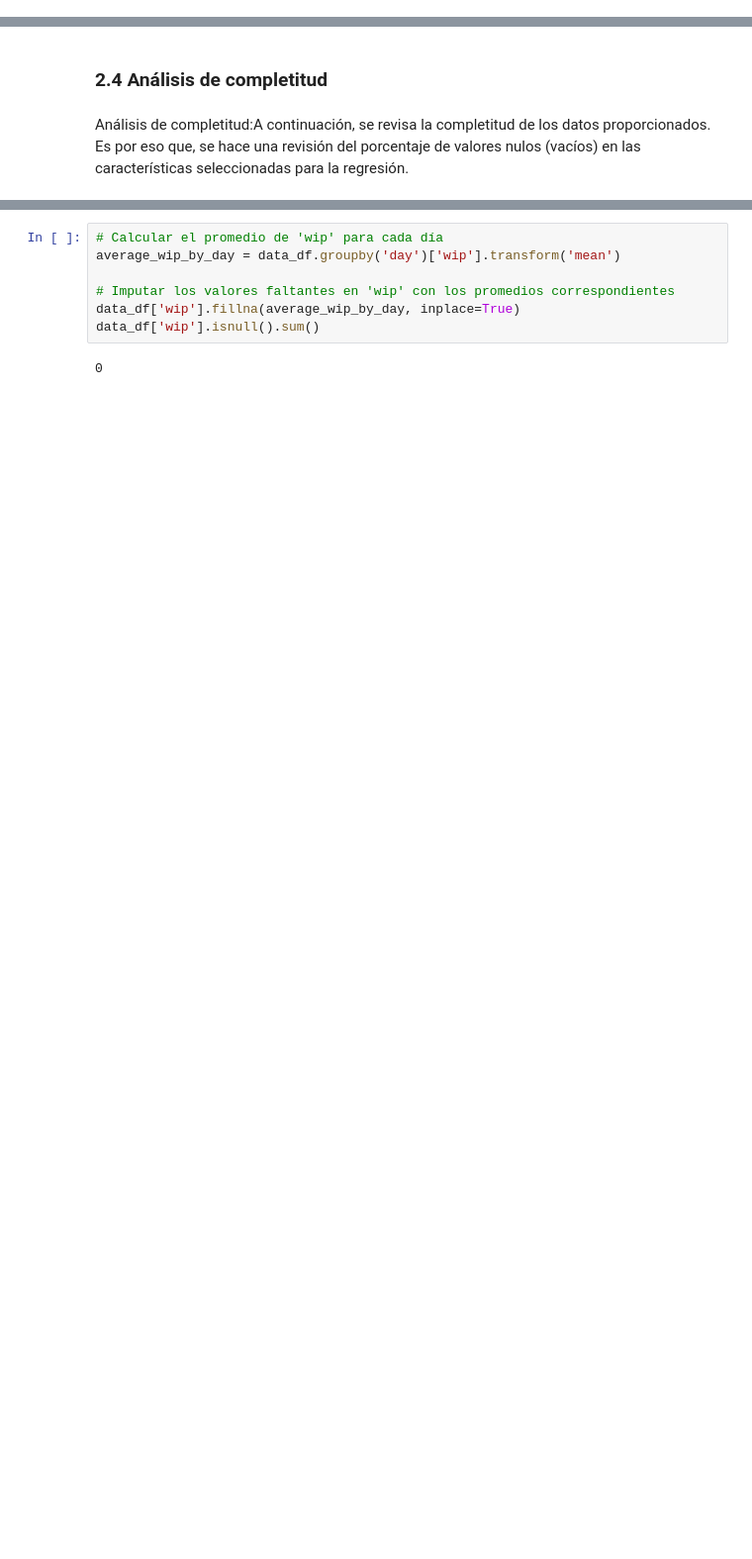
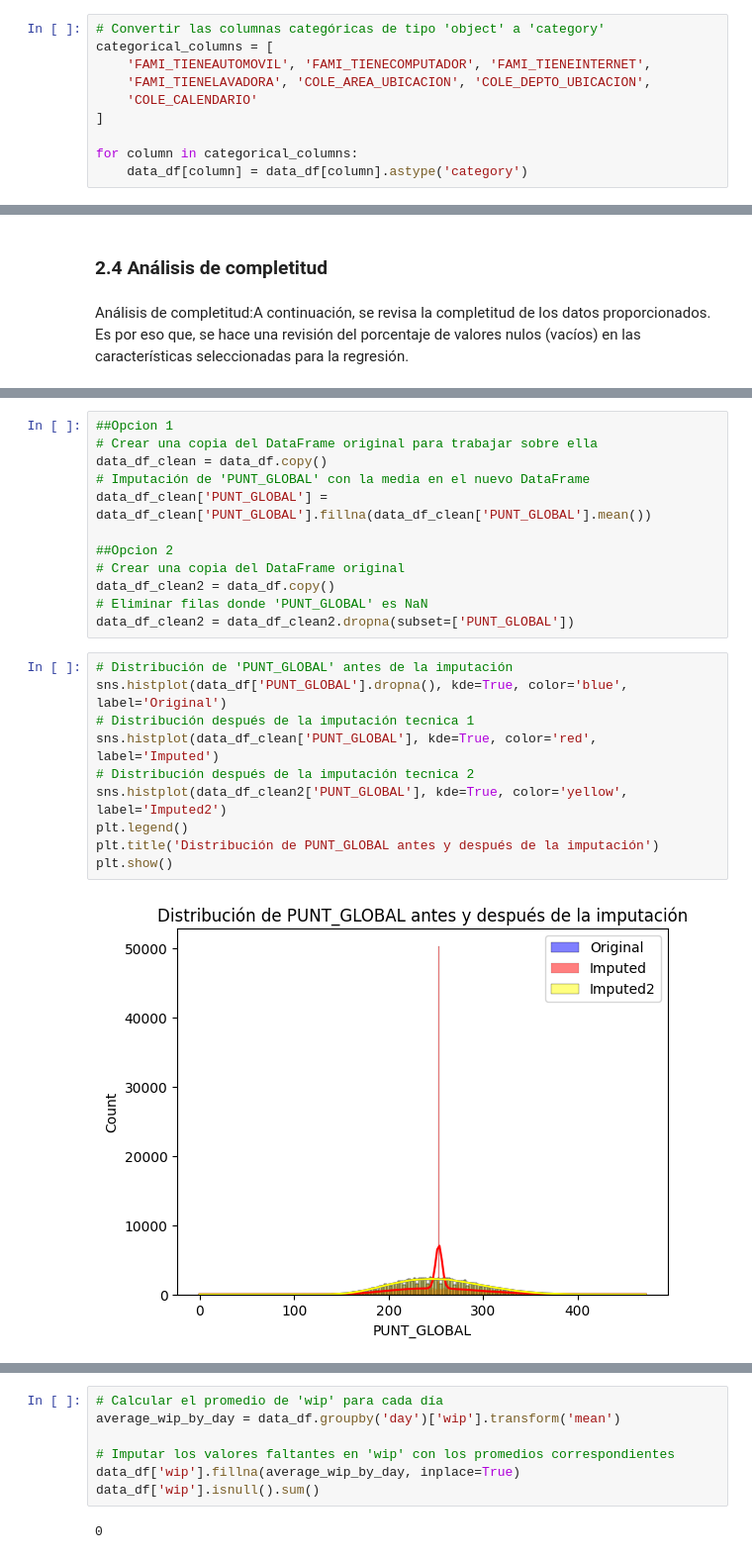
Before and after one commit to vcalderonmol/Proyecto3, a Jupyter notebook: Tarea 2.ipynb, the cells around one changed output, grey strips where cells are left out. Shown at 99% size. Cells and saved outputs as stored; diff of their text form; blank space fills up the shorter version.

```diff
--- a/Tarea 2.ipynb
+++ b/Tarea 2.ipynb
@@ -90,4 +90,14 @@ PUNT_GLOBAL                 float64
 dtype: object
+# %%
+# Convertir las columnas categóricas de tipo 'object' a 'category'
+categorical_columns = [
+    'FAMI_TIENEAUTOMOVIL', 'FAMI_TIENECOMPUTADOR', 'FAMI_TIENEINTERNET',
+    'FAMI_TIENELAVADORA', 'COLE_AREA_UBICACION', 'COLE_DEPTO_UBICACION',
+    'COLE_CALENDARIO'
+]
+
+for column in categorical_columns:
+    data_df[column] = data_df[column].astype('category')
 # %% [markdown]
 ### 2.3 Columnas
 # %%
@@ -114,0 +127,24 @@ dtype: float64
+# %%
+##Opcion 1
+# Crear una copia del DataFrame original para trabajar sobre ella
+data_df_clean = data_df.copy()
+# Imputación de 'PUNT_GLOBAL' con la media en el nuevo DataFrame
+data_df_clean['PUNT_GLOBAL'] = data_df_clean['PUNT_GLOBAL'].fillna(data_df_clean['PUNT_GLOBAL'].mean())
+
+##Opcion 2
+# Crear una copia del DataFrame original
+data_df_clean2 = data_df.copy()
+# Eliminar filas donde 'PUNT_GLOBAL' es NaN
+data_df_clean2 = data_df_clean2.dropna(subset=['PUNT_GLOBAL'])
+# %%
+# Distribución de 'PUNT_GLOBAL' antes de la imputación
+sns.histplot(data_df['PUNT_GLOBAL'].dropna(), kde=True, color='blue', label='Original')
+# Distribución después de la imputación tecnica 1
+sns.histplot(data_df_clean['PUNT_GLOBAL'], kde=True, color='red', label='Imputed')
+# Distribución después de la imputación tecnica 2
+sns.histplot(data_df_clean2['PUNT_GLOBAL'], kde=True, color='yellow', label='Imputed2')
+plt.legend()
+plt.title('Distribución de PUNT_GLOBAL antes y después de la imputación')
+plt.show()
+# %% [output]
+[figure, added]
```
Also changed, not shown: parts of 26 cells of this notebook.
